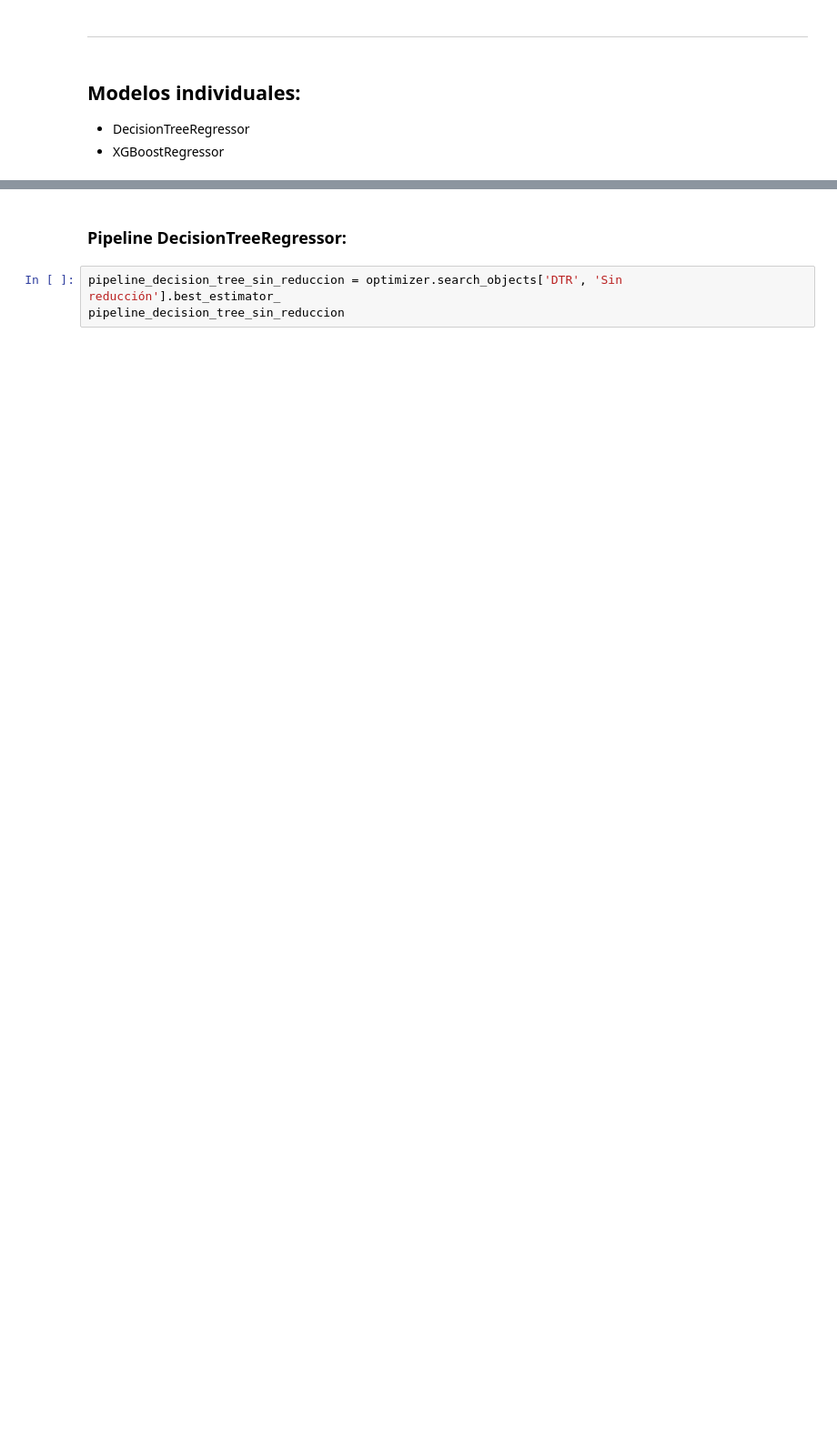
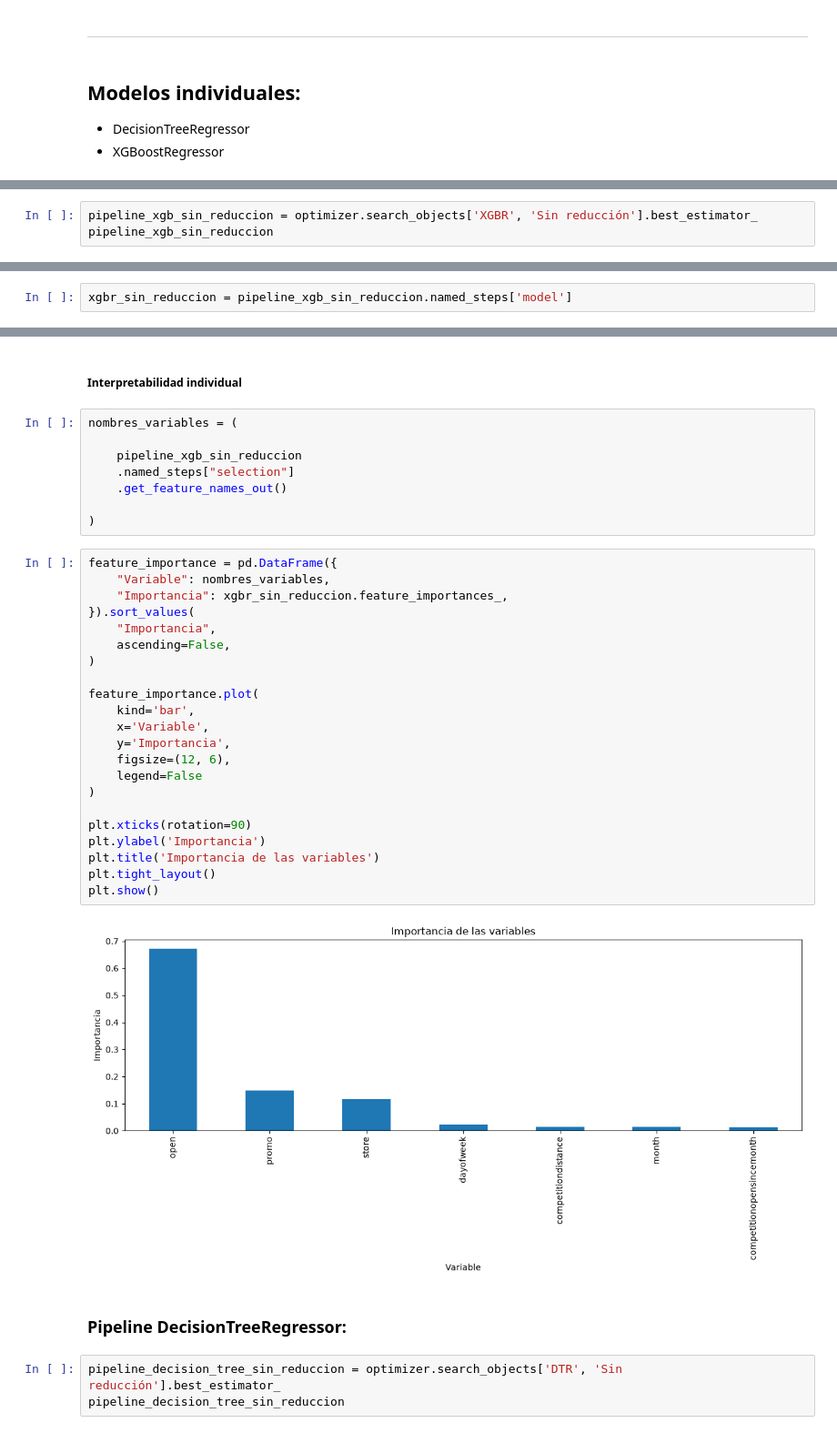
Before and after one commit to ianCristianAriel/2026-forecasting-ventas, a Jupyter notebook: notebooks/3_machine_learning.ipynb, the cells around one changed output, grey strips where cells are left out. Shown at 91% size. Drawn from its saved outputs; the diff is of its cells as text; blank space fills up the shorter version.

```diff
--- a/notebooks/3_machine_learning.ipynb
+++ b/notebooks/3_machine_learning.ipynb
@@ -435,0 +425,3 @@ display(results)
+# %%
+pipeline_xgb_sin_reduccion = optimizer.search_objects['XGBR', 'Sin reducción'].best_estimator_
+pipeline_xgb_sin_reduccion
@@ -435,0 +446,2 @@ display(results)
+# %%
+xgbr_sin_reduccion = pipeline_xgb_sin_reduccion.named_steps['model']
@@ -436,3 +455,37 @@ display(results)
+# %% [markdown]
+##### Interpretabilidad individual
+# %%
+nombres_variables = (
+
+    pipeline_xgb_sin_reduccion
+    .named_steps["selection"]
+    .get_feature_names_out()
+
+)
+# %%
+feature_importance = pd.DataFrame({
+    "Variable": nombres_variables,
+    "Importancia": xgbr_sin_reduccion.feature_importances_,
+}).sort_values(
+    "Importancia",
+    ascending=False,
+)
+
+feature_importance.plot(
+    kind='bar',
+    x='Variable',
+    y='Importancia',
+    figsize=(12, 6),
+    legend=False
+)
+
+plt.xticks(rotation=90)
+plt.ylabel('Importancia')
+plt.title('Importancia de las variables')
+plt.tight_layout()
+plt.show()
+# %% [output]
+[figure, added]
 # %% [markdown]
 ### Pipeline DecisionTreeRegressor:
 # %%
```
Also changed, not shown: parts of 68 cells of this notebook, 1 other file.
